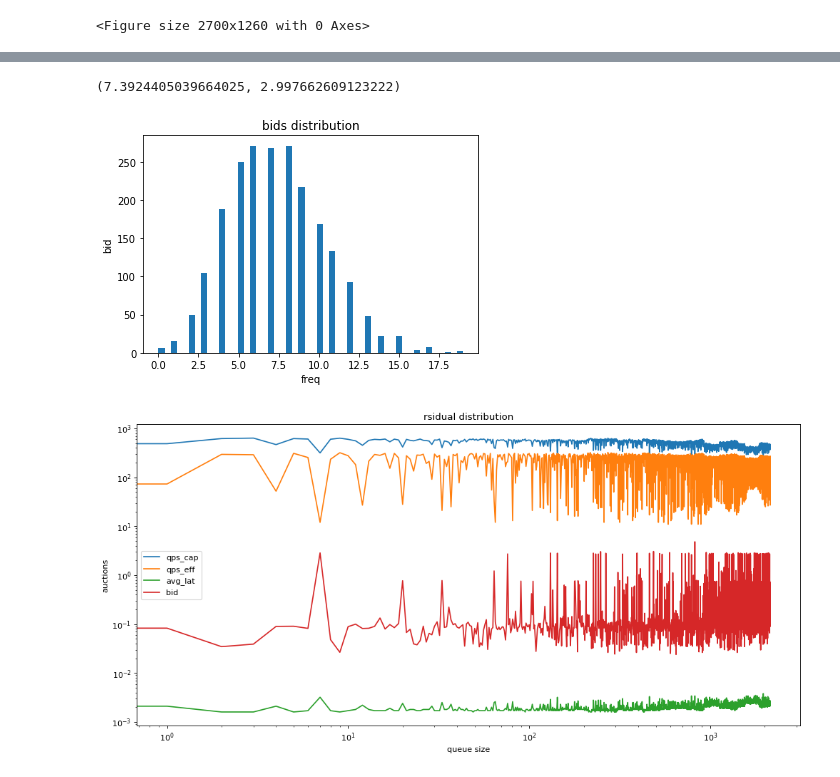
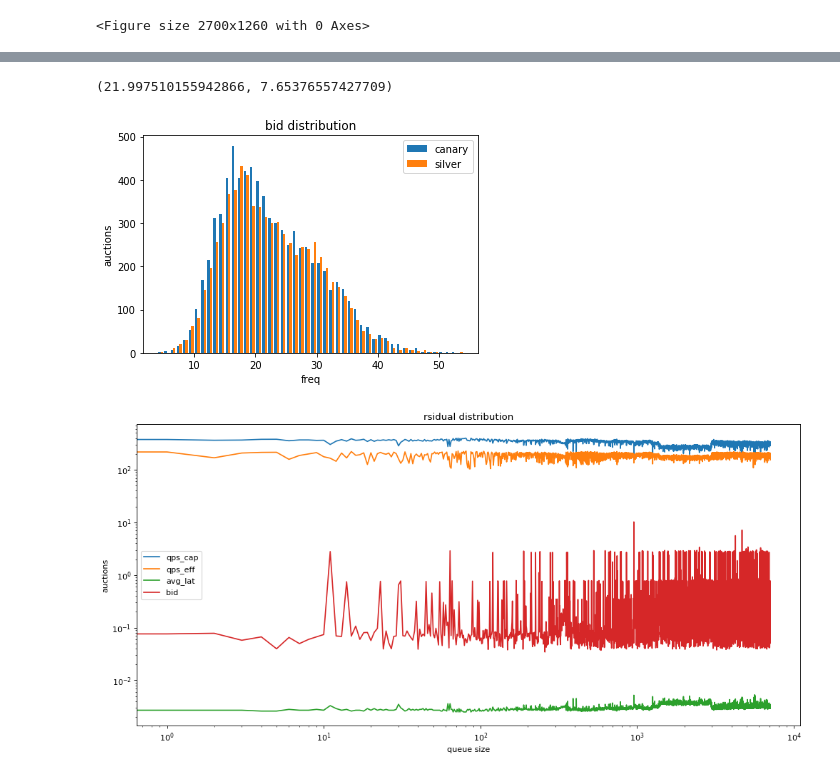
Before and after one commit to gmaggiotti/bidder-stats, a Jupyter notebook: src/histo.ipynb, the cells around one changed output, grey strips where cells are left out. Cells and saved outputs as stored; diff of their text form; code cells hidden in the pictures.

```diff
--- a/src/histo.ipynb
+++ b/src/histo.ipynb
@@ -18,6 +20,8 @@ import math
 
 path = os.getcwd()
 path
-dataset = np.loadtxt(path + "/../data/metric.csv", delimiter=",")
-dataset = np.delete(dataset, [1,], axis=1)
-dataset
+canary_ds = np.loadtxt(path + "/../data/canary.csv", delimiter=",")
+canary_ds = np.delete(canary_ds, [1,], axis=1)
+
+silver_ds = np.loadtxt(path + "/../data/silver.csv", delimiter=",")
+silver_ds = np.delete(silver_ds, [1,], axis=1)
@@ -75,23 +71,25 @@ fn.mean(),math.sqrt(fn.var())
 # %%
-fn = get_serie(dataset, Type.bids, None, None)
-plt.hist(fn,bins=50)
-plt.title('bids distribution')
+canary = get_serie(canary_ds, Type.bids, None, None)
+silver = get_serie(silver_ds, Type.bids, None, None)
+plt.hist([canary, silver], bins=50, label=['canary', 'silver'])
+plt.title('bid distribution')
 plt.xlabel('freq')
-plt.ylabel('bid');
-fn.mean(),math.sqrt(fn.var())
+plt.ylabel('auctions');
+plt.legend(loc='upper right')
+canary.mean(),math.sqrt(canary.var())
 # %% [output]
-(7.3924405039664025, 2.997662609123222)
+(21.997510155942866, 7.65376557427709)
-[figure, old version]
+[figure, new version]
 # %%
 from matplotlib.pyplot import figure
 import matplotlib.pyplot as plt
 %matplotlib inline
 figure(num=None, figsize=(15, 7), dpi=80, facecolor='w', edgecolor='k')
 
-plt.plot(dataset[:,1], label="qps_cap")
-plt.plot(dataset[:, 2], label="qps_eff")
-plt.plot(dataset[:, 3], label="avg_lat")
-plt.plot(dataset[:, 4], label="bid")
+plt.plot(silver_ds[:,1], label="qps_cap")
+plt.plot(silver_ds[:, 2], label="qps_eff")
+plt.plot(silver_ds[:, 3], label="avg_lat")
+plt.plot(silver_ds[:, 4], label="bid")
 
 #plt.hist(dataset,bins=50)
 plt.gca().set_xscale("log", nonposx='clip')
@@ -102,4 +100,4 @@ plt.ylabel('auctions');
 plt.legend()
 plt.show()
 # %% [output]
-[figure, old version]
+[figure, new version]
```
Also changed, not shown: parts of 7 cells of this notebook, 5 other files.
